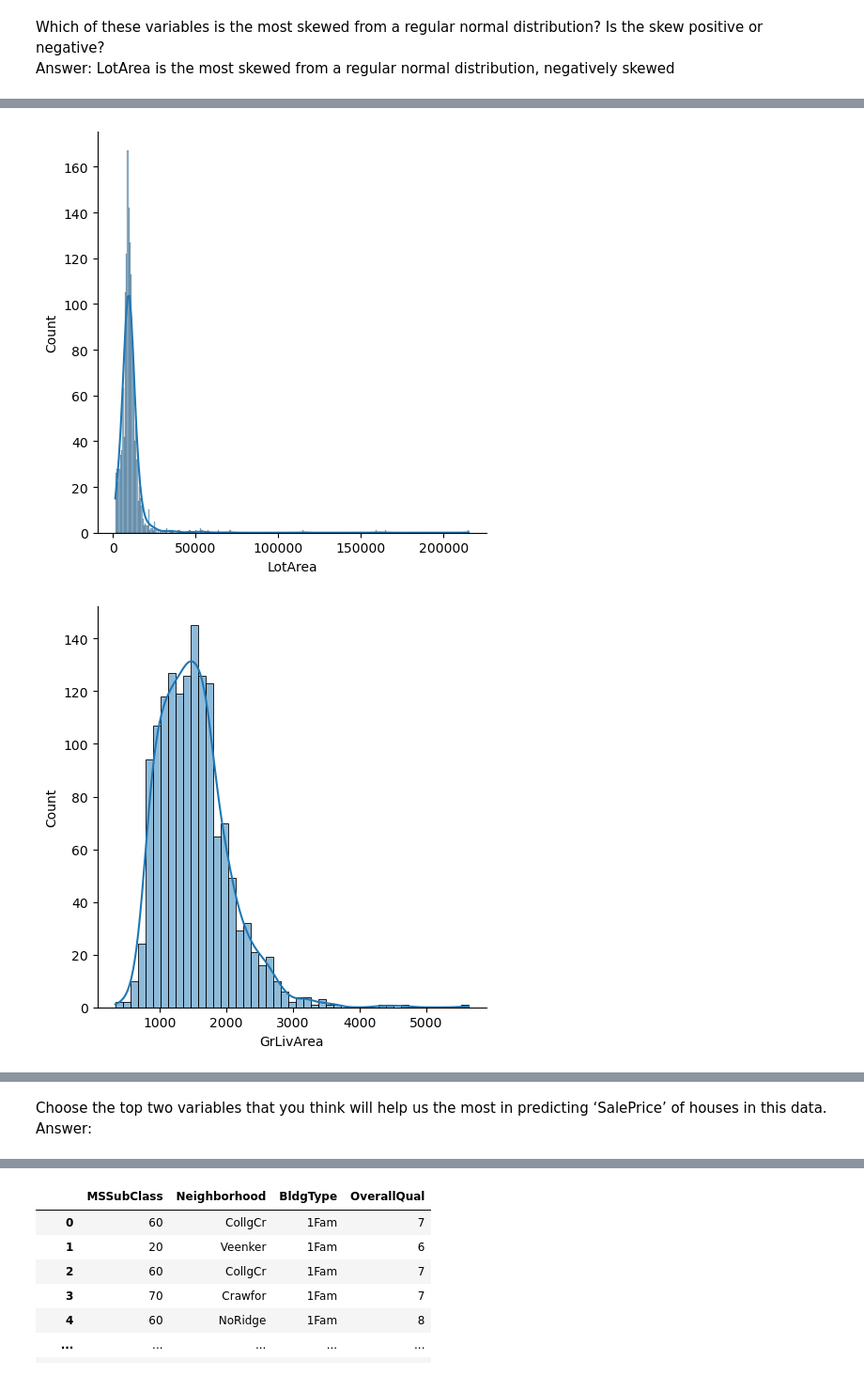
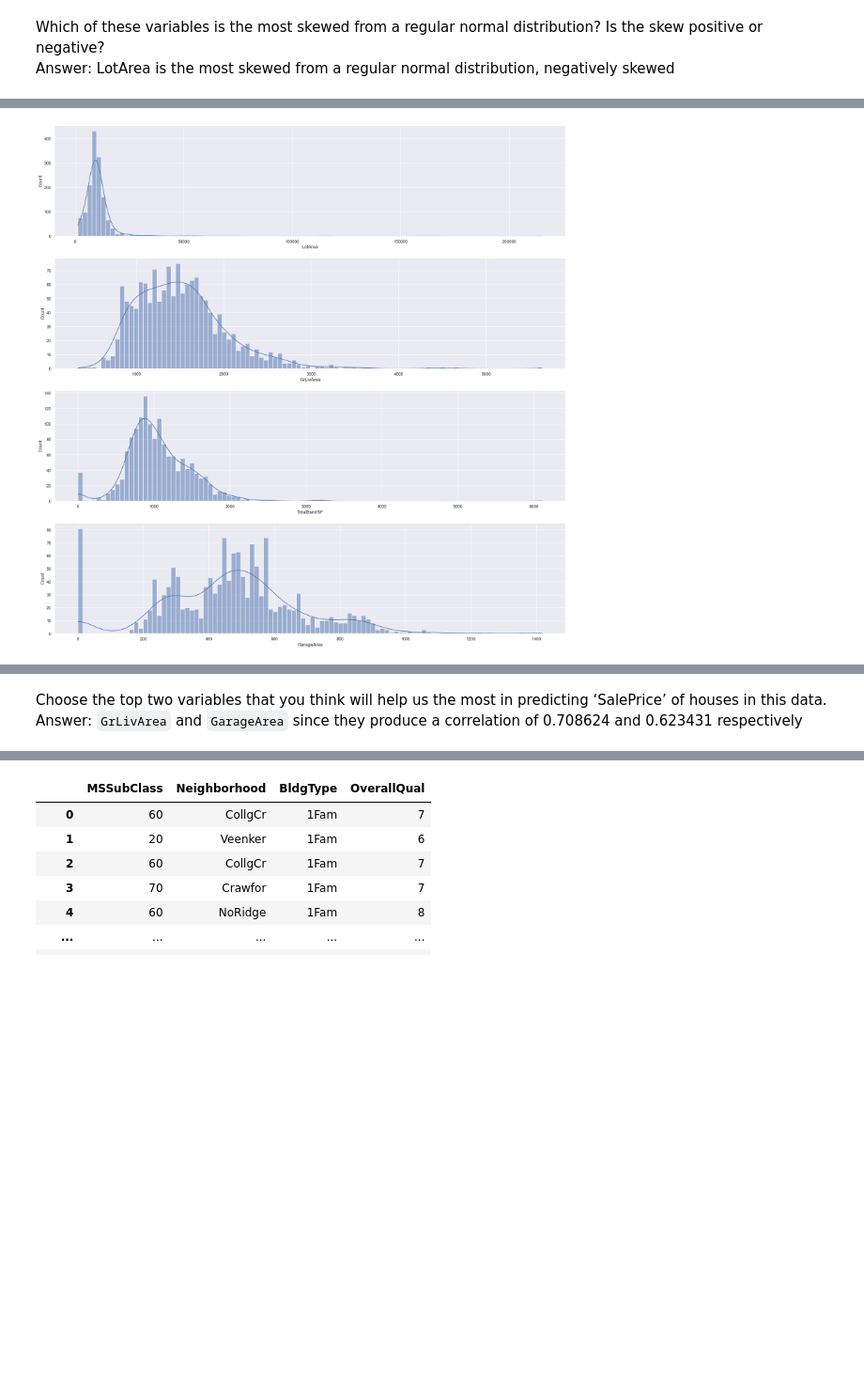
Before and after one commit to chezyio/SC1015, a Jupyter notebook: Week 5/Lab/exercise3/Exercise3_solution.ipynb, the cells around one changed output, grey strips where cells are left out. Shown: that part at 94% size. Saved outputs shown, nothing was run; the diff lists cells and outputs as text; code cells hidden in the pictures; blank space fills up the shorter version.

```diff
--- a/Week 5/Lab/exercise3/Exercise3_solution.ipynb
+++ b/Week 5/Lab/exercise3/Exercise3_solution.ipynb
@@ -16,7 +16,9 @@ o Predicting one numeric variable with another numeric variable is easiest when
 # %%
 import pandas as pd
 import numpy as np
+import matplotlib.pyplot as plt
 import seaborn as sns
+sns.set()
 # %%
 dataset_house = pd.read_csv('./data/train.csv')
 df_house = pd.DataFrame(dataset_house)
@@ -36,7 +38,9 @@ df_house
 | 1459 | 1460 | 20 | RL | 75.0 | 9937 | Pave | NaN | Reg | Lvl | ... |
 1460 rows × 81 columns
 # %%
-df_house[['LotArea', 'GrLivArea', 'TotalBsmtSF', 'GarageArea']].describe()
+features_1 = ['LotArea', 'GrLivArea', 'TotalBsmtSF', 'GarageArea']
+df_1 = pd.DataFrame(dataset_house[features_1])
+df_1.describe()
 # %% [output]
 |  | LotArea | GrLivArea | TotalBsmtSF | GarageArea |
 | count | 1460.000000 | 1460.000000 | 1460.000000 | 1460.000000 |
@@ -79,6 +87,9 @@ features = ['LotArea', 'GrLivArea', 'TotalBsmtSF', 'GarageArea']
 # %%
-for i in range(len(features)):
-    sns.displot(df_house[features[i]], kde=True)
+f, axes = plt.subplots(4, 1, figsize=(24, 24))
+count = 0
+
+for i in range(len(features_1)):
+    sns.histplot(df_house[features_1[i]], kde=True, ax=axes[count], bins=100)
+    count += 1
 # %% [output]
-[figure, old version]
+[figure, new version]
-[figure, removed]
@@ -87,3 +96,3 @@ for i in range(len(features)):
 # %% [markdown]
 Choose the top two variables that you think will help us the most in predicting ‘SalePrice’ of houses in this data. <br/>
-Answer:
+Answer: <code>GrLivArea</code> and <code>GarageArea</code> since they produce a correlation of 0.708624 and 0.623431 respectively
```
Also changed, not shown: parts of 15 cells of this notebook.
